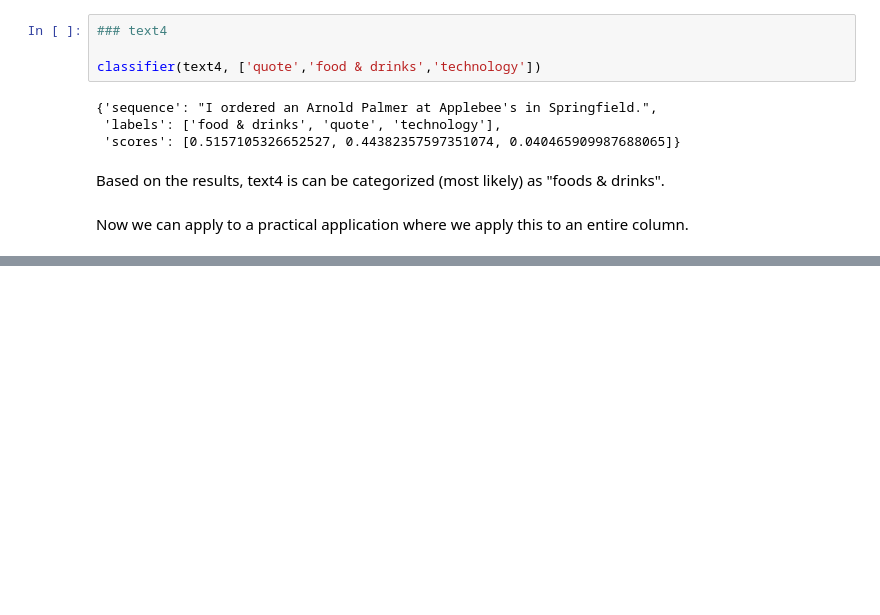
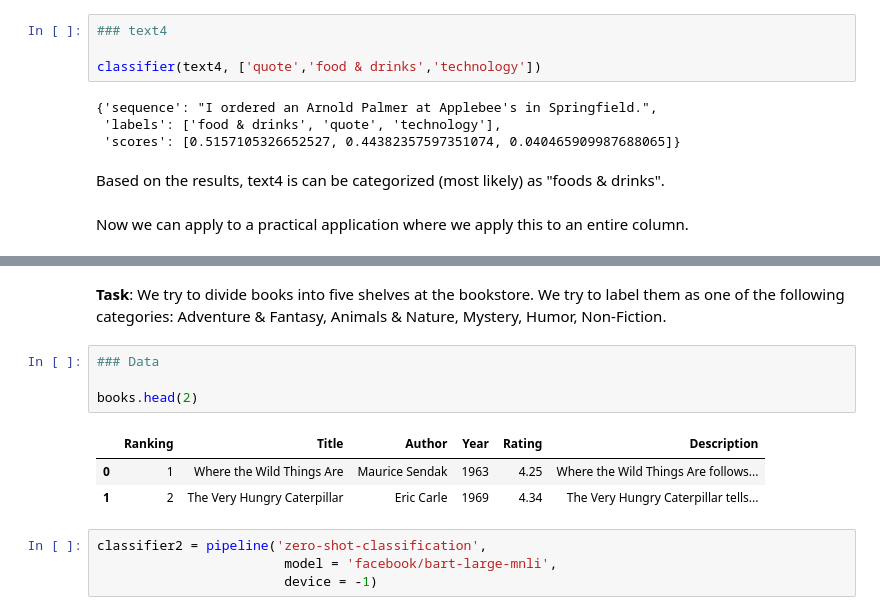
Before and after one commit to sulabola/NLP_in_Python, a Jupyter notebook: Chapter 6 - Transformers with Hugging Face.ipynb, the cells around one changed output, grey strips where cells are left out. Saved outputs shown, nothing was run; the diff lists cells and outputs as text; blank space fills up the shorter version.

```diff
--- a/Chapter 6 - Transformers with Hugging Face.ipynb
+++ b/Chapter 6 - Transformers with Hugging Face.ipynb
@@ -1024,0 +1112,15 @@ Now we can apply to a practical application where we apply this to an entire col
+# %% [markdown]
+**Task**: We try to divide books into five shelves at the bookstore. We try to label them as one of the following categories:
+Adventure & Fantasy, Animals & Nature, Mystery, Humor, Non-Fiction.
+# %%
+### Data
+
+books.head(2)
+# %% [output]
+|  | Ranking | Title | Author | Year | Rating | Description |
+| 0 | 1 | Where the Wild Things Are | Maurice Sendak | 1963 | 4.25 | Where the Wild Things Are follows... |
+| 1 | 2 | The Very Hungry Caterpillar | Eric Carle | 1969 | 4.34 | The Very Hungry Caterpillar tells... |
+# %%
+classifier2 = pipeline('zero-shot-classification',
+                        model = 'facebook/bart-large-mnli',
+                        device = -1)
```
Also changed, not shown: parts of 18 cells of this notebook.
